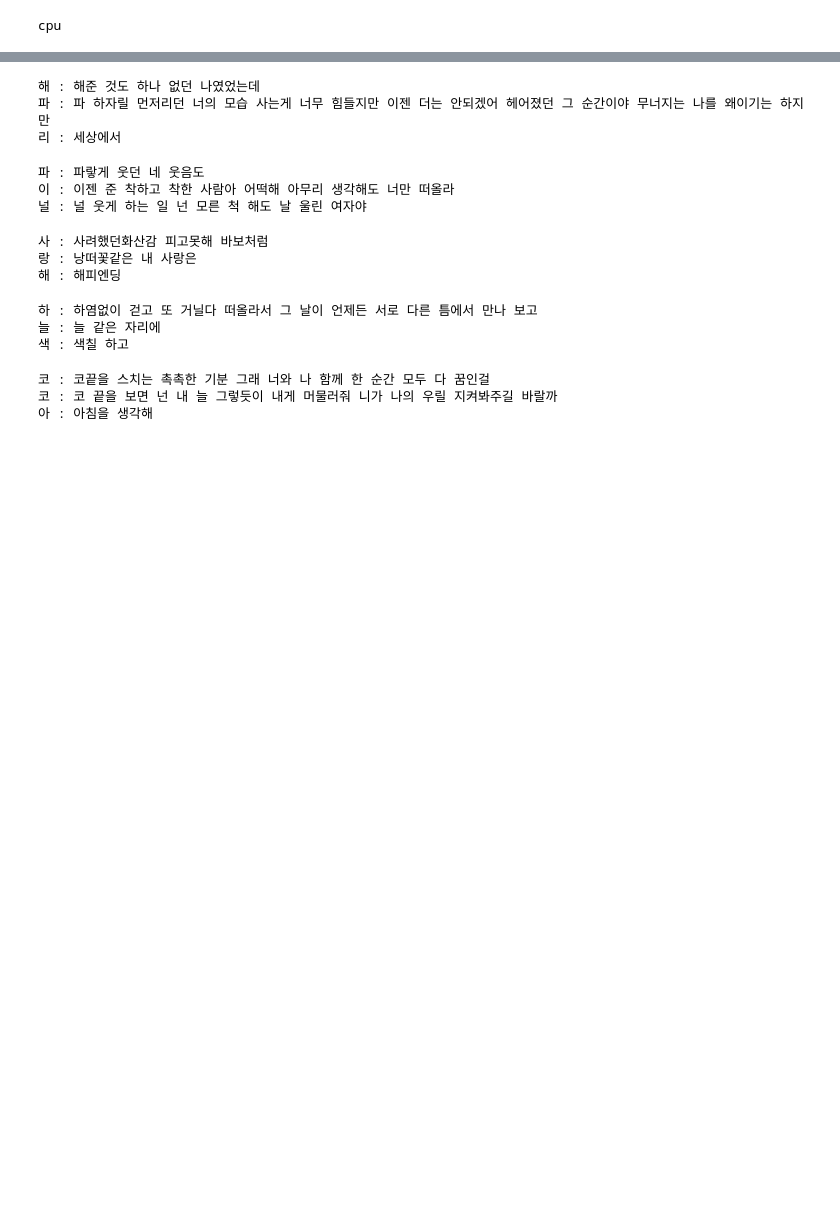
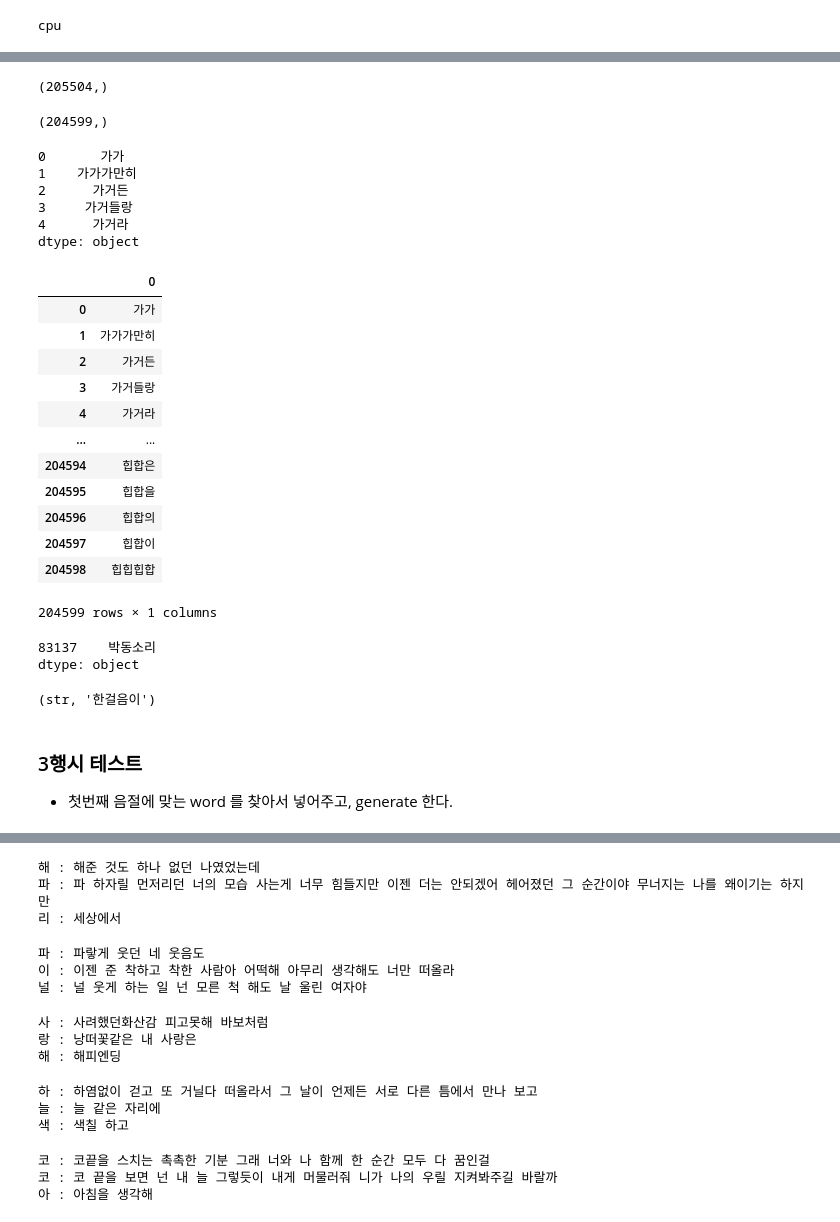
Before and after one commit to happyFinal/project, a Jupyter notebook: model/long_poem.ipynb, the cells around one changed output, grey strips where cells are left out. Saved outputs shown, nothing was run; the diff lists cells and outputs as text; code cells hidden in the pictures; blank space fills up the shorter version.

```diff
--- a/model/long_poem.ipynb
+++ b/model/long_poem.ipynb
@@ -37,3 +37,10 @@ model.eval()
 print(device)
 # %% [output]
 cpu
+# %%
+import pandas as pd
+import numpy as np
+import matplotlib.pyplot as plt
+import re
+pd.options.display.max_rows = 60
+pd.set_option('display.max_rows', None)
@@ -39,0 +107,10 @@ cpu
+# %%
+sentence = sentence.drop_duplicates()
+sentence.shape
+# %% [output]
+(205504,)
+# %%
+sentence = sentence[sentence.str.len() > 1]
+sentence.shape
+# %% [output]
+(204599,)
@@ -39,0 +119,10 @@ cpu
+# %%
+words = sentence.reset_index(drop=True)
+words.head()
+# %% [output]
+0       가가
+1    가가가만히
+2      가거든
+3     가거들랑
+4      가거라
+dtype: object
@@ -40,3 +131,32 @@ cpu
+# %%
+pd.read_csv(f"{root_path}/ballad_ward.txt", encoding="cp949")
+# %% [output]
+|  | 0 |
+| 0 | 가가 |
+| 1 | 가가가만히 |
+| 2 | 가거든 |
+| 3 | 가거들랑 |
+| 4 | 가거라 |
+| ... | ... |
+| 204594 | 힙합은 |
+| 204595 | 힙합을 |
+| 204596 | 힙합의 |
+| 204597 | 힙합이 |
+| 204598 | 힙힙힙합 |
+204599 rows × 1 columns
+# %%
+words[words.str.startswith("박")].sample(1)
+# %% [output]
+83137    박동소리
+dtype: object
+# %%
+word = words[words.str.startswith("한")].sample(1).values[0]
+type(word), word
+# %% [output]
+(str, '한걸음이')
+# %% [markdown]
+### 3행시 테스트
+- 첫번째 음절에 맞는 word 를 찾아서 넣어주고, generate 한다.
 # %%
 def force_poem(input_letter):
     # 두음 법칙 사전
```
Also changed, not shown: parts of 20 cells of this notebook, 1 other file.
